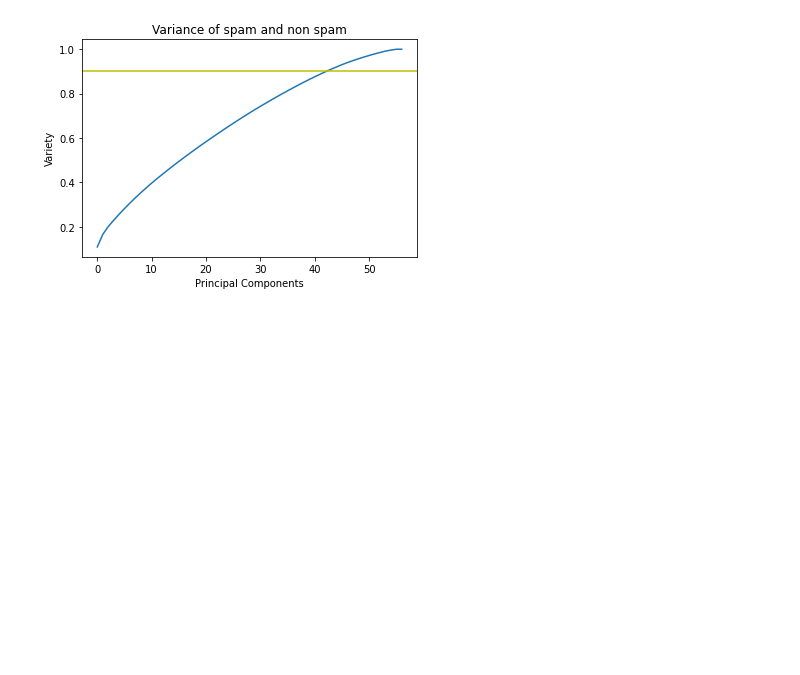
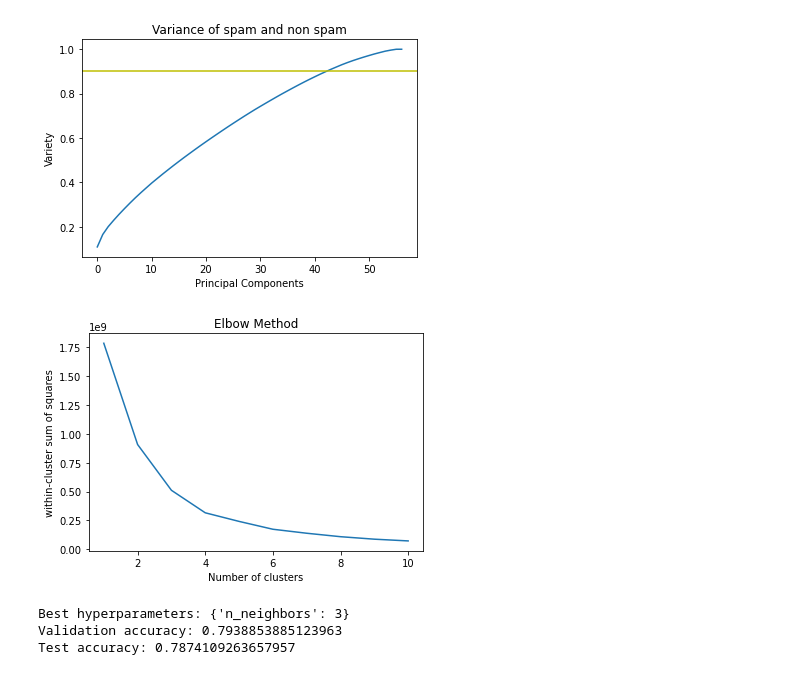
Before and after one commit to AntoinettedeLima/CM2604-Machine-Learning-course-work-, a Jupyter notebook: 20210522_ML_CW.ipynb, the cells around one changed output. Drawn from its saved outputs; the diff is of its cells as text; code cells hidden in the pictures; blank space fills up the shorter version.

```diff
--- a/20210522_ML_CW.ipynb
+++ b/20210522_ML_CW.ipynb
@@ -182,3 +182,50 @@ plt.axhline(y=0.90, color='y', linestyle='-')
 plt.show()
 # %% [output]
 [figure]
+# %%
+#CALCULATING THE NUMBER OF CLUSTERS TO PERFORM KNN.
+
+#Calculate the within-cluster sum of squares (WCSS) for different number of clusters.
+wcss = []
+for i in range(1, 11):
+    kmeans = KMeans(n_clusters=i, init='k-means++', max_iter=300, n_init=10, random_state=0)
+    kmeans.fit(X)
+    wcss.append(kmeans.inertia_)
+
+#Plot the WCSS values against number of clusters.
+plt.plot(range(1, 11), wcss)
+plt.title('Elbow Method')
+plt.xlabel('Number of clusters')
+plt.ylabel('within-cluster sum of squares')
+plt.show()
+#The point at which the change in WCSS starts to level off is considered as the optimal number of clusters.
+# %% [output]
+[figure, added]
+# %%
+#TO GET MUCH HIGHER ACCURACY.
+
+from sklearn.model_selection import GridSearchCV
+
+#Define the parameter grid.
+param_grid = {'n_neighbors': [3, 5, 7, 9, 11]}
+
+#Instantiate KNN classifier.
+knn = KNeighborsClassifier()
+
+#Perform a grid search over the parameter grid.
+grid_search = GridSearchCV(knn, param_grid, cv=5)
+grid_search.fit(X_train, y_train)
+
+#Print the best hyperparameters and corresponding accuracy.
+print('Best hyperparameters:', grid_search.best_params_)
+print('Validation accuracy:', grid_search.best_score_)
+
+#Make predictions on the test set using the best model.
+best_knn = grid_search.best_estimator_
+y_pred_test = best_knn.predict(X_test)
+accuracy_test = accuracy_score(y_test, y_pred_test)
+print('Test accuracy:', accuracy_test)
+# %% [output]
+Best hyperparameters: {'n_neighbors': 3}
+Validation accuracy: 0.7938853885123963
+Test accuracy: 0.7874109263657957
```
Also changed, not shown: parts of 2 cells of this notebook.
